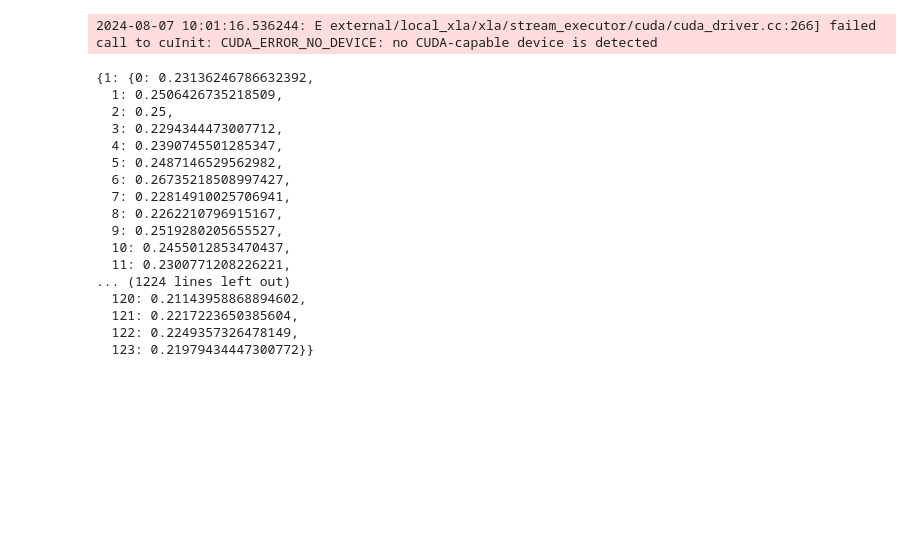
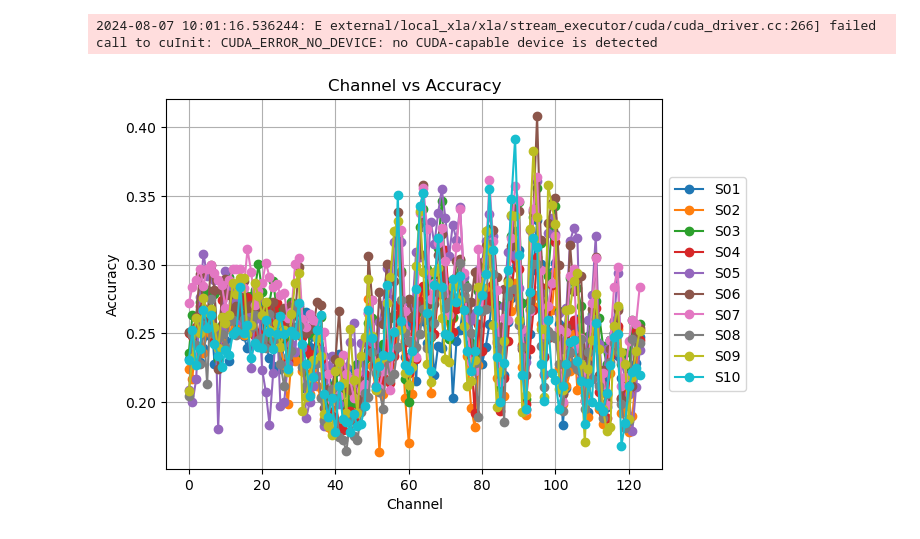
Before and after one commit to nonohuff/SHTEM2024, a Jupyter notebook: Classification_ata.ipynb, the cells around one changed output. Saved outputs shown, nothing was run; the diff lists cells and outputs as text; code cells hidden in the pictures; blank space fills up the shorter version.

```diff
--- a/Classification_ata.ipynb
+++ b/Classification_ata.ipynb
@@ -92,8 +92,9 @@ def main(pNum, nCategories=6, channels=None):
     if channels is None:
         channels = range(124)  # Testing all 124 channels
 
+    data_filename = 'patient_accurices_nCategories'+str(nCategories)+'.pkl'
     try:
-        with open('patient_accurices.pkl', 'rb') as f:
+        with open(data_filename, 'rb') as f:
             patient_accurices = pickle.load(f)
     except:
         patient_accurices = {}
@@ -123,12 +124,12 @@ def main(pNum, nCategories=6, channels=None):
                     if ch % 62 == 0:
                         # Periodic saving of data
                         patient_accurices[pNum] = accuracies
-                        with open('patient_accurices.pkl', 'wb') as f:
+                        with open(data_filename, 'wb') as f:
                             pickle.dump(patient_accurices, f)
 
                 # Periodic saving of data
                 patient_accurices[pNum] = accuracies
-                with open('patient_accurices.pkl', 'wb') as f:
+                with open(data_filename, 'wb') as f:
                     pickle.dump(patient_accurices, f)
 
         else:
@@ -144,57 +145,41 @@ def main(pNum, nCategories=6, channels=None):
                 accuracies[ch] = accuracy
                 if ch % 62 == 0:
                     # Periodic saving of data
                     patient_accurices[pNum] = accuracies
-                    with open('patient_accurices.pkl', 'wb') as f:
+                    with open(data_filename, 'wb') as f:
                         pickle.dump(patient_accurices, f)
 
             # Periodic saving of data
             patient_accurices[pNum] = accuracies
-            with open('patient_accurices.pkl', 'wb') as f:
+            with open(data_filename, 'wb') as f:
                 pickle.dump(patient_accurices, f)
 
 
     # Plotting accuracy for each channel
     plt.figure()
     for pNum, accuracies in {key: patient_accurices[key] for key in pNum_range if key in patient_accurices}.items():
         plt.plot(channels, list(map(accuracies.get, channels)), marker='o', linestyle='-', label=f'S{pNum:02d}')
     plt.xlabel('Channel')
     plt.ylabel('Accuracy')
     plt.title('Channel vs Accuracy')
     plt.legend(loc='center left', bbox_to_anchor=(1, 0.5))
     plt.grid(True)
-    plt.savefig('./Figures/S' + str(pNum_range)+'_accuracy_per_channel.png')
+    plt.savefig('./Figures/S' + str(pNum_range)+"_nCategories"+str(nCategories)+'_accuracy_per_channel.png')
     plt.show()
 
-    with open('patient_accurices.pkl', 'wb') as f:
+    with open(data_filename, 'wb') as f:
         pickle.dump(patient_accurices, f)
 
     return patient_accurices
 
 if __name__ == "__main__":
     pNum = 0
     nCategories = 6
     main(pNum, nCategories, range(124))  # Test all 124 channels
+# %% [output]
+[figure, added]
 # %%
 with open('patient_accurices.pkl', 'rb') as f:
     patient_accurices = pickle.load(f)
 
-patient_accurices
+# patient_accurices
-# %% [output]
-{1: {0: 0.23136246786632392,
-  1: 0.2506426735218509,
-  2: 0.25,
-  3: 0.2294344473007712,
-  4: 0.2390745501285347,
-  5: 0.2487146529562982,
-  6: 0.26735218508997427,
-  7: 0.22814910025706941,
-  8: 0.2262210796915167,
-  9: 0.2519280205655527,
-  10: 0.2455012853470437,
-  11: 0.2300771208226221,
-... (1224 lines left out)
-  120: 0.21143958868894602,
-  121: 0.2217223650385604,
-  122: 0.2249357326478149,
-  123: 0.21979434447300772}}
```
Also changed, not shown: 6 other files.
